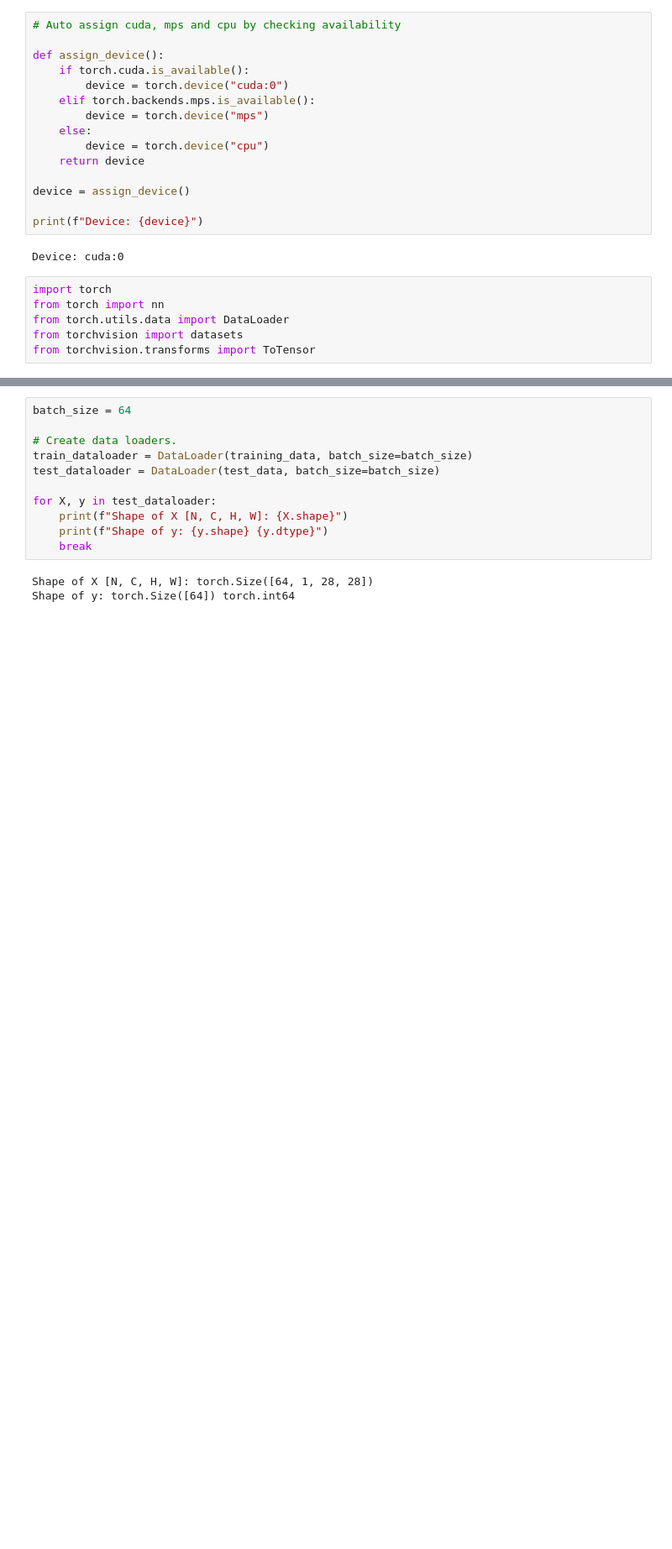
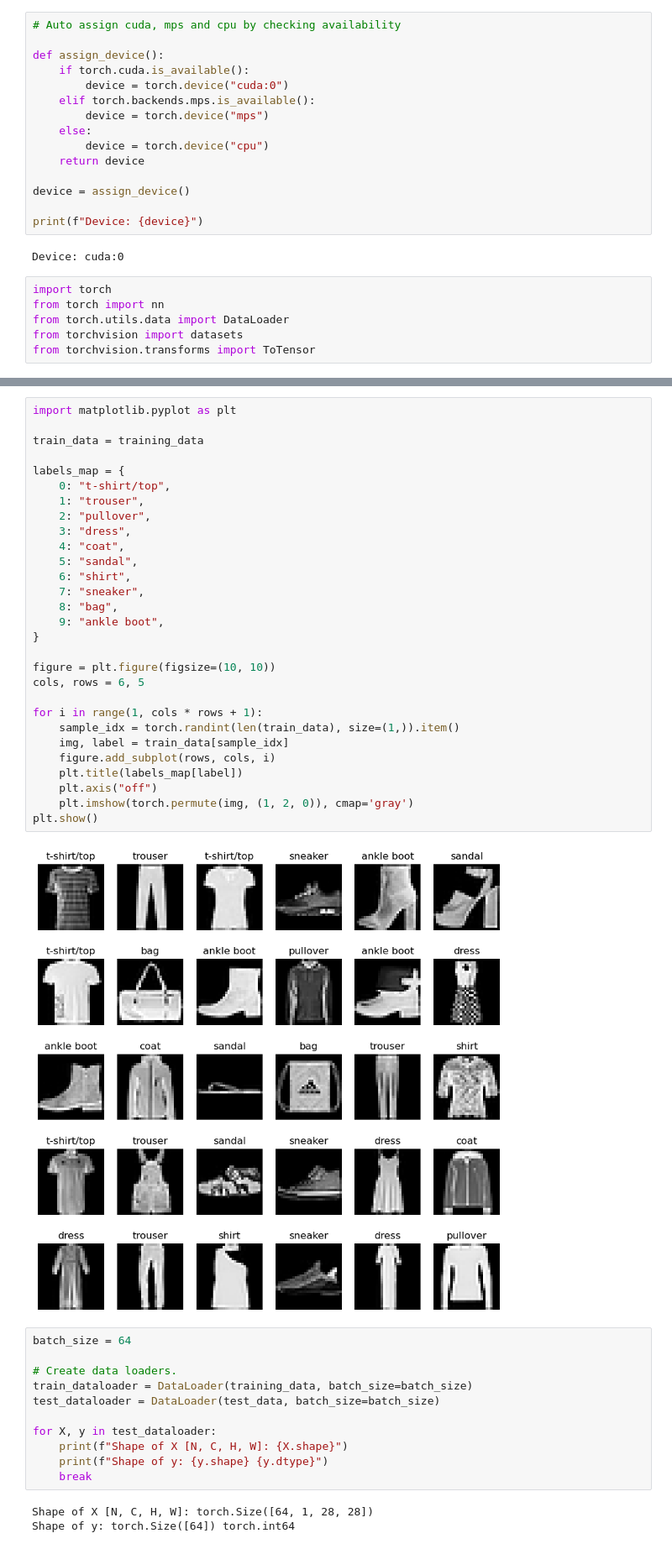
Before and after one commit to anarinsk/setup_pytorch-install, a Jupyter notebook: test_working-example.ipynb, the cells around one changed output, grey strips where cells are left out. Shown at 84% size. Cells and saved outputs as stored; diff of their text form; blank space fills up the shorter version.

```diff
--- a/test_working-example.ipynb
+++ b/test_working-example.ipynb
@@ -74,3 +56,34 @@ Extracting data/FashionMNIST/raw/t10k-labels-idx1-ubyte.gz to data/FashionMNIST/
+# %%
+import matplotlib.pyplot as plt
+
+train_data = training_data
+
+labels_map = {
+    0: "t-shirt/top",
+    1: "trouser",
+    2: "pullover",
+    3: "dress",
+    4: "coat",
+    5: "sandal",
+    6: "shirt",
+    7: "sneaker",
+    8: "bag",
+    9: "ankle boot",
+}
+
+figure = plt.figure(figsize=(10, 10))
+cols, rows = 6, 5
+
+for i in range(1, cols * rows + 1):
+    sample_idx = torch.randint(len(train_data), size=(1,)).item()
+    img, label = train_data[sample_idx]
+    figure.add_subplot(rows, cols, i)
+    plt.title(labels_map[label])
+    plt.axis("off")
+    plt.imshow(torch.permute(img, (1, 2, 0)), cmap='gray')
+plt.show()
+# %% [output]
+[figure, added]
 # %%
 batch_size = 64
 
```
Also changed, not shown: parts of 4 cells of this notebook, 3 other files.
